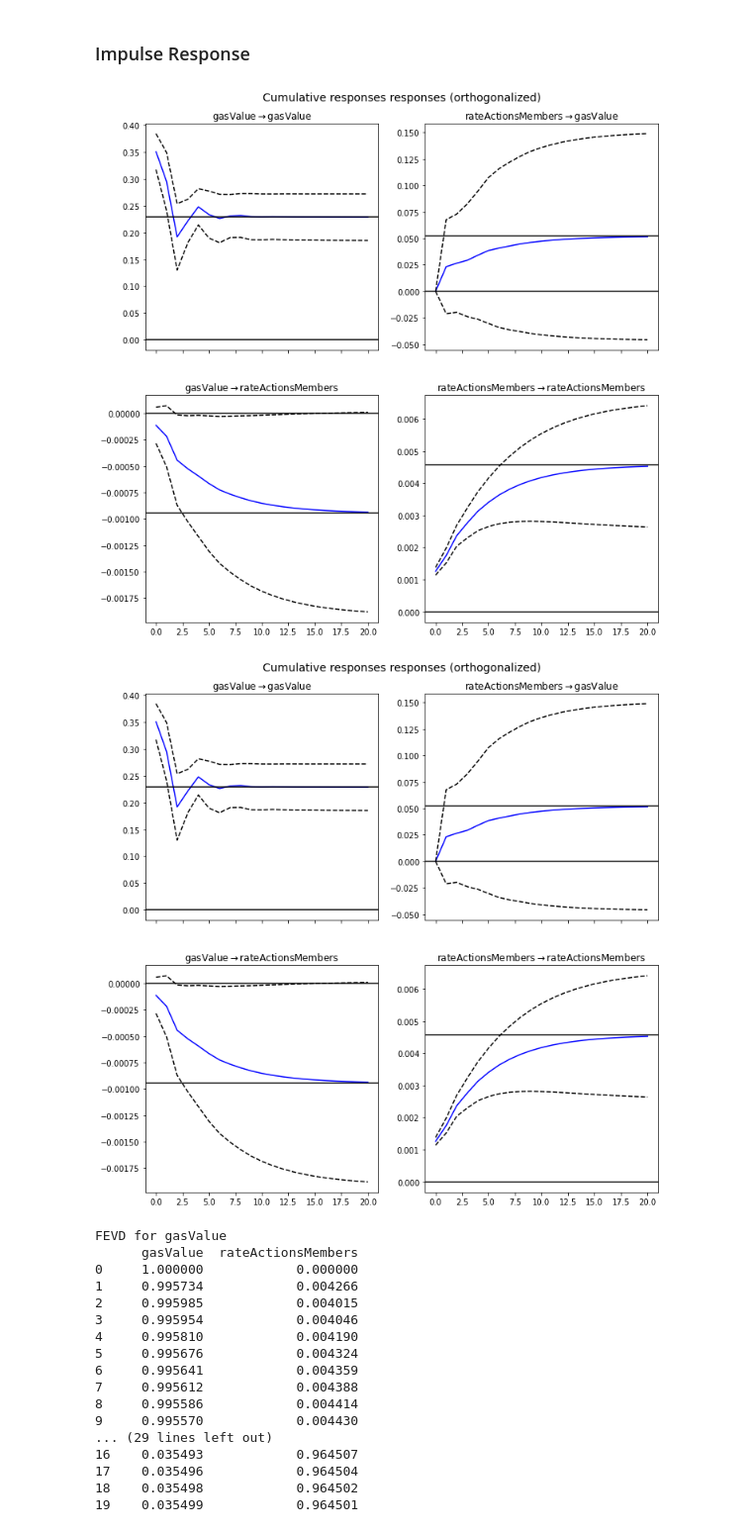
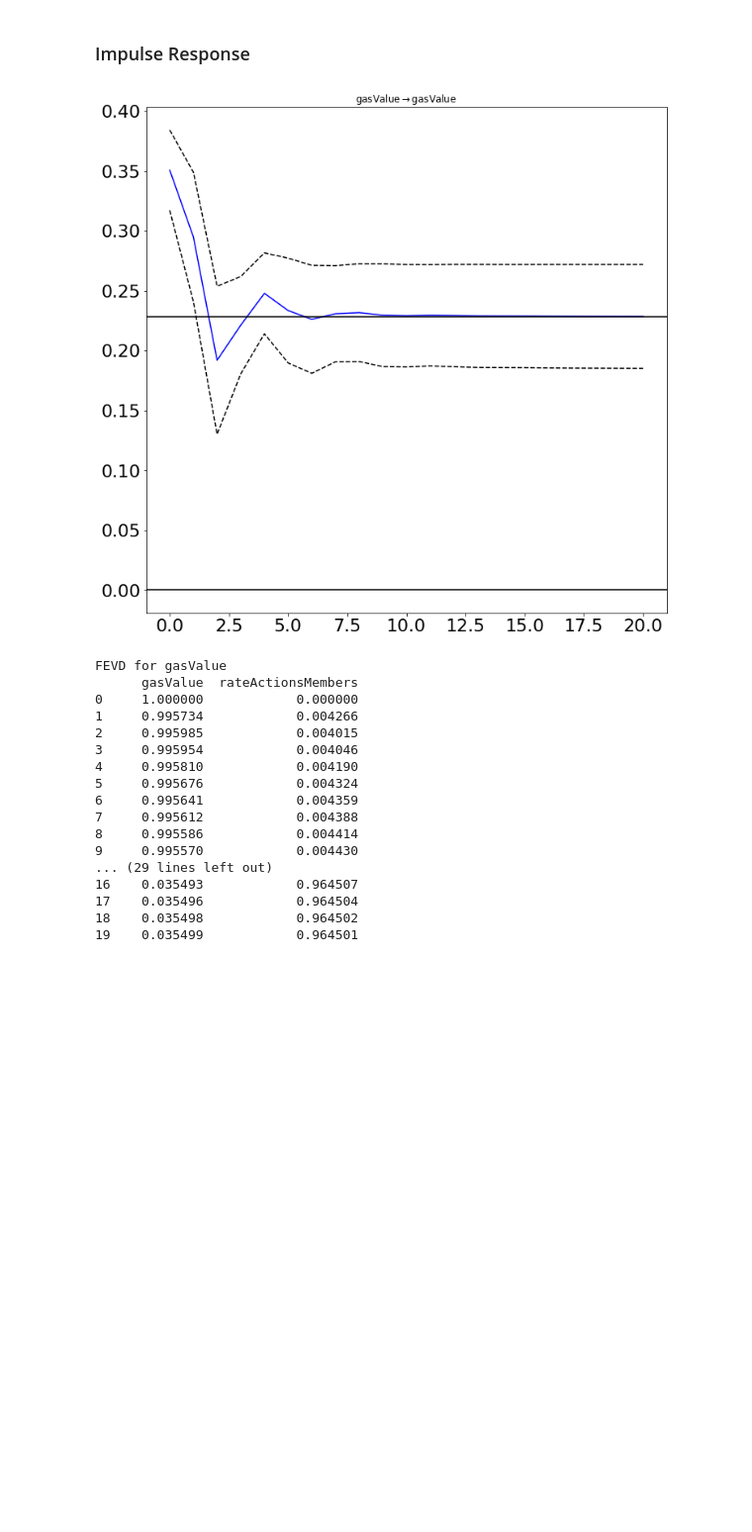
Before and after one commit to Grasia/gas-dao-activity, a Jupyter notebook: notebooks/gas_rate/daostack_activity_membership_rate.ipynb, the cells around one changed output. Shown: that part at 99% size. Saved outputs shown, nothing was run; the diff lists cells and outputs as text; code cells hidden in the pictures; blank space fills up the shorter version.

```diff
--- a/notebooks/gas_rate/daostack_activity_membership_rate.ipynb
+++ b/notebooks/gas_rate/daostack_activity_membership_rate.ipynb
@@ -377,11 +377,13 @@ results2.plot_acorr()
 ### Impulse Response
 # %%
 irf2 = results2.irf(20)
-# %%
-irf2.plot_cum_effects(orth=True)
-# %% [output]
-[figure, removed]
-[figure, removed]
+# %%
+matplotlib.rcParams.update({'font.size': 22})
+plot = irf2.plot_cum_effects(orth=True, impulse='gasValue', response='gasValue')
+plot.suptitle('')
+plot.savefig('daostack-gasV-gasValue.jpg', format='jpg', bbox_inches ="tight")
+# %% [output]
+[figure, added]
 # %%
 results2.fevd(periods=20).summary()
 # %% [output]
```
Also changed, not shown: parts of 2 cells of this notebook, 1 other file.
